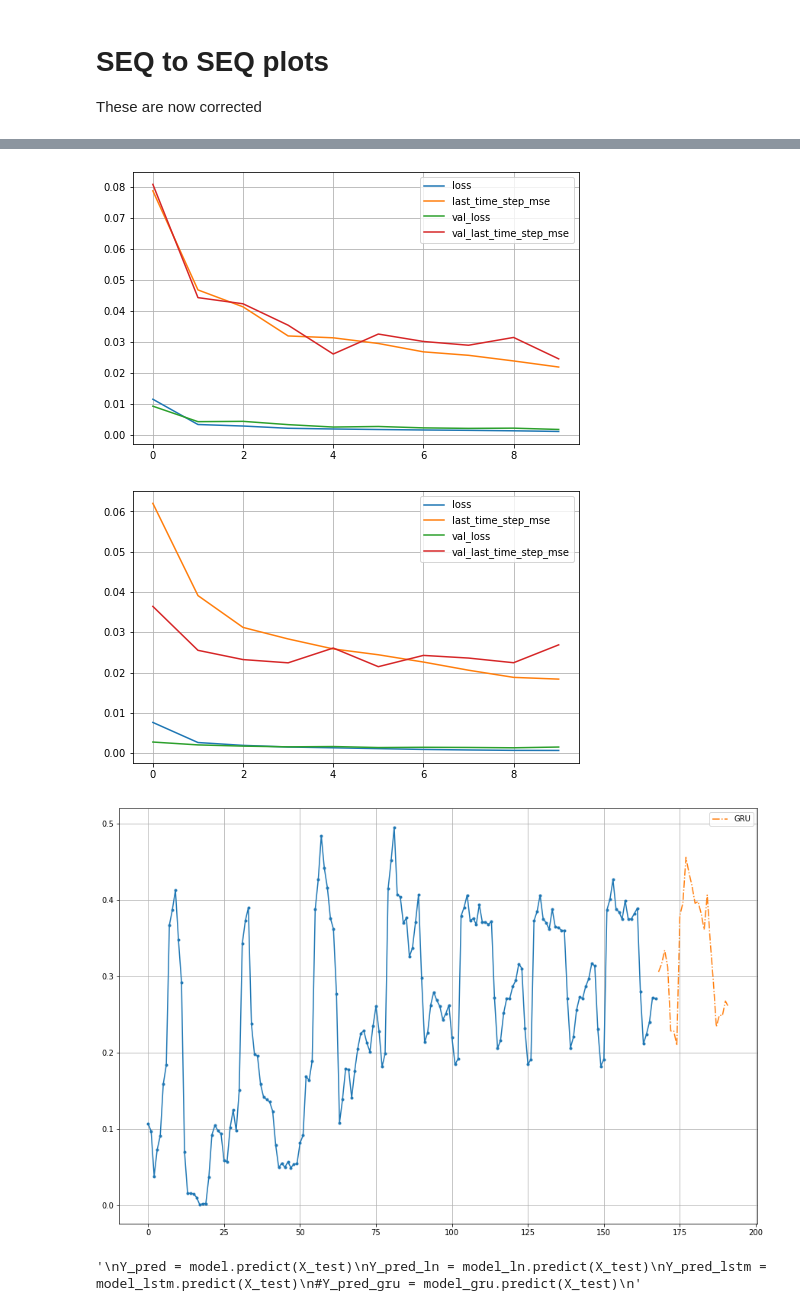
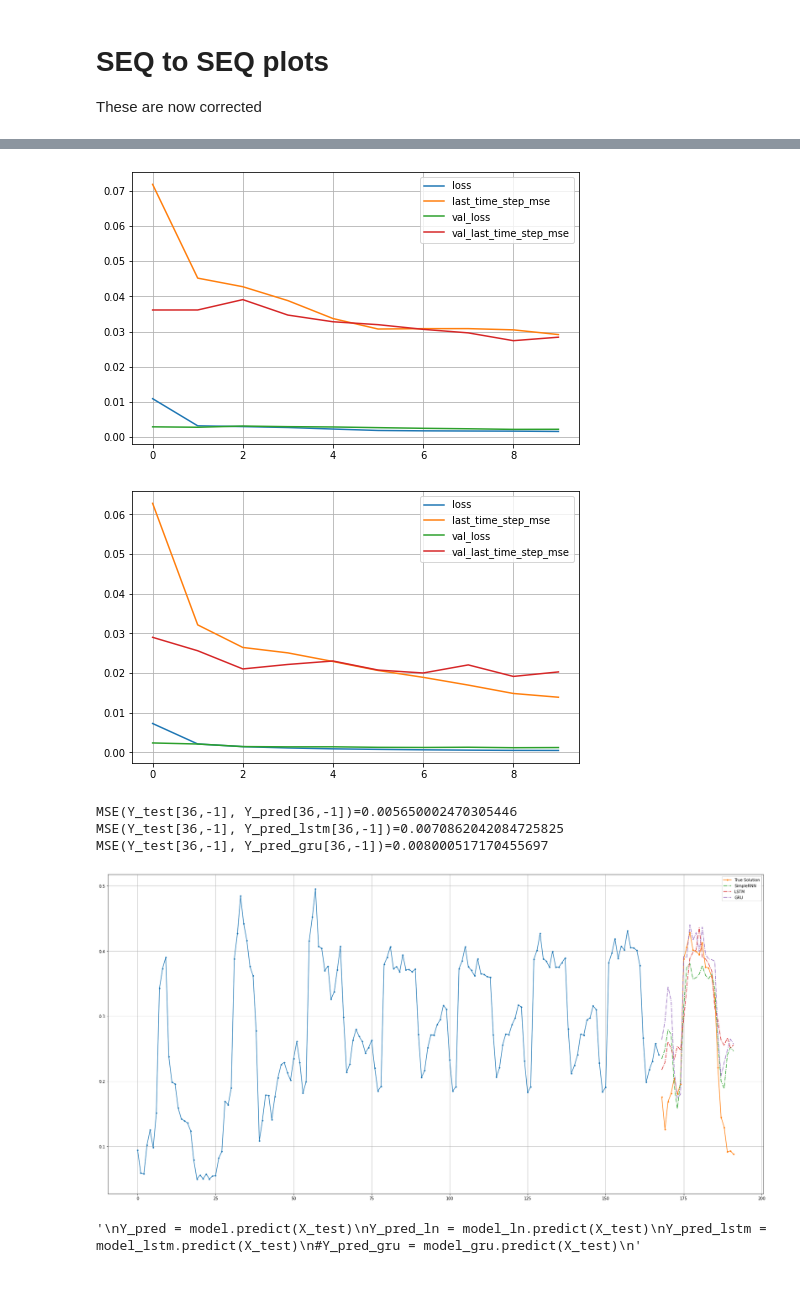
Before and after one commit to AndreasBordvik/FYS-STK4155-Prj3_report, a Jupyter notebook: code/aretest_pris_seq.ipynb, the cells around one changed output, grey strips where cells are left out. Cells and saved outputs as stored; diff of their text form; code cells hidden in the pictures; blank space fills up the shorter version.

```diff
--- a/code/aretest_pris_seq.ipynb
+++ b/code/aretest_pris_seq.ipynb
@@ -172,27 +173,27 @@ plt.show()
 These are now corrected
 # %%
 model = keras.models.Sequential([
-    keras.layers.SimpleRNN(64, return_sequences=True, input_shape=[None, 1]),
-    keras.layers.SimpleRNN(32, return_sequences=True),
-    #keras.layers.SimpleRNN(128, return_sequences=True),
+    keras.layers.SimpleRNN(32, return_sequences=True, input_shape=[None, 1]),
     #keras.layers.SimpleRNN(64, return_sequences=True),
-    keras.layers.TimeDistributed(keras.layers.Dense(horizon))#, activation='leaky_relu')
+    #keras.layers.SimpleRNN(64, return_sequences=True),
+    #keras.layers.SimpleRNN(64, return_sequences=True),
+    keras.layers.Dense(horizon, activation='leaky_relu')
 ])
 
 model_lstm = keras.models.Sequential([
-    keras.layers.LSTM(64, return_sequences=True, input_shape=[None, 1]),
-    keras.layers.LSTM(32, return_sequences=True),
-    #keras.layers.LSTM(128, return_sequences=True),
+    keras.layers.LSTM(32, return_sequences=True, input_shape=[None, 1]),
     #keras.layers.LSTM(64, return_sequences=True),
-    keras.layers.TimeDistributed(keras.layers.Dense(horizon))#, activation='leaky_relu')
+    #keras.layers.LSTM(64, return_sequences=True),
+    #keras.layers.LSTM(64, return_sequences=True),
+    keras.layers.Dense(horizon, activation='leaky_relu')
 ])
 
 model_gru = keras.models.Sequential([
     keras.layers.Conv1D(filters=32, kernel_size=4, strides=2, padding="valid", input_shape=[None, 1]),
     keras.layers.GRU(32, return_sequences=True),
-    #keras.layers.GRU(16, return_sequences=True),
+    #keras.layers.GRU(64, return_sequences=True),
     #keras.layers.GRU(128, return_sequences=True),
     #keras.layers.GRU(64, return_sequences=True),
-    keras.layers.TimeDistributed(keras.layers.Dense(horizon))#, activation='leaky_relu')
+    keras.layers.Dense(horizon, activation='leaky_relu')
 ])
 # %% [output]
@@ -308,30 +313,39 @@ plt.grid(True)
 #plt.gca().set_ylim(-0,0.06)
 plt.show()
 # %% [output]
-[figure, old version]
+[figure, new version]
 # %%
 pd.DataFrame(history_gru.history).plot(figsize=(8,5))
 plt.grid(True)
 #plt.gca().set_ylim(-0,0.06)
 plt.show()
 # %% [output]
-[figure, old version]
+[figure, new version]
 # %%
-#Y_pred = model.predict(X_test)
-#Y_pred_lstm = model_lstm.predict(X_test)
+Y_pred = model.predict(X_test)
+Y_pred_lstm = model_lstm.predict(X_test)
 Y_pred_gru = model_gru.predict(X_test)
+# %%
+print(f"{MSE(Y_test[36,-1], Y_pred[36,-1])=}")
+print(f"{MSE(Y_test[36,-1], Y_pred_lstm[36,-1])=}")
+print(f"{MSE(Y_test[36,-1], Y_pred_gru[36,-1])=}")
+# %% [output]
+MSE(Y_test[36,-1], Y_pred[36,-1])=0.005650002470305446
+MSE(Y_test[36,-1], Y_pred_lstm[36,-1])=0.0070862042084725825
+MSE(Y_test[36,-1], Y_pred_gru[36,-1])=0.008000517170455697
 # %%
 x = np.arange(no_hours)
-plt.figure(figsize=(15,10))
+plt.figure(figsize=(30,15))
 plt.plot(x[:no_hours-horizon], X_test[36,:].flatten(), '.-')
-#plt.plot(x[-horizon:], Y_pred[36,-1].flatten(), '-.', label="SimpleRNN")
-#plt.plot(x[-horizon:], Y_pred_lstm[36,-1].flatten(), '-.', label="LSTM")
+plt.plot(x[-horizon:], Y_test[36,-1].flatten(), '.-', label="True Solution")
+plt.plot(x[-horizon:], Y_pred[36,-1].flatten(), '-.', label="SimpleRNN")
+plt.plot(x[-horizon:], Y_pred_lstm[36,-1].flatten(), '-.', label="LSTM")
 plt.plot(x[-horizon:], Y_pred_gru[36,-1].flatten(), '-.', label="GRU")
 plt.legend()
 plt.grid()
 plt.show()
 # %% [output]
-[figure, old version]
+[figure, new version]
 # %%
 """
 Y_pred = model.predict(X_test)
```
Also changed, not shown: parts of 10 cells of this notebook, 2 other files.
